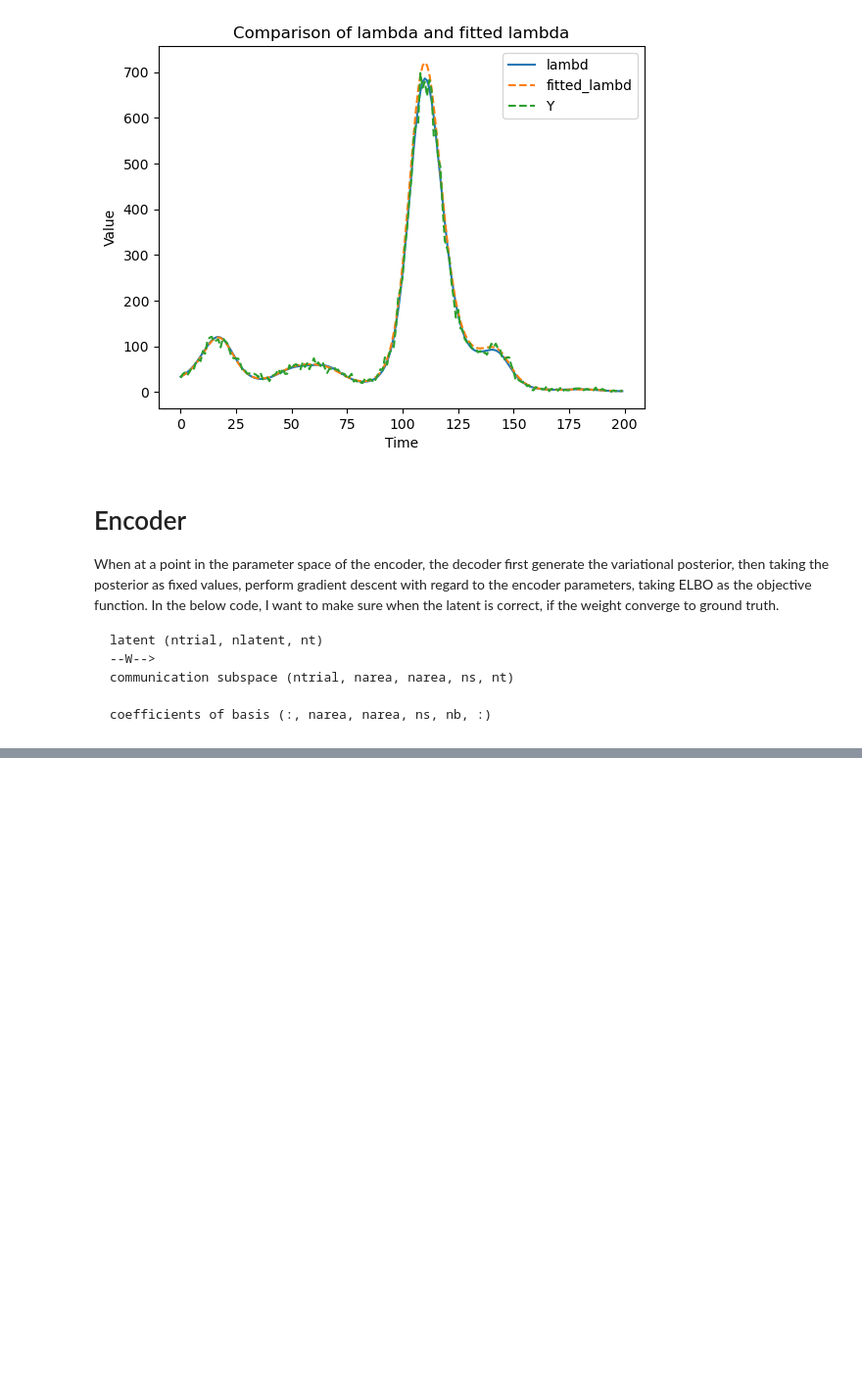
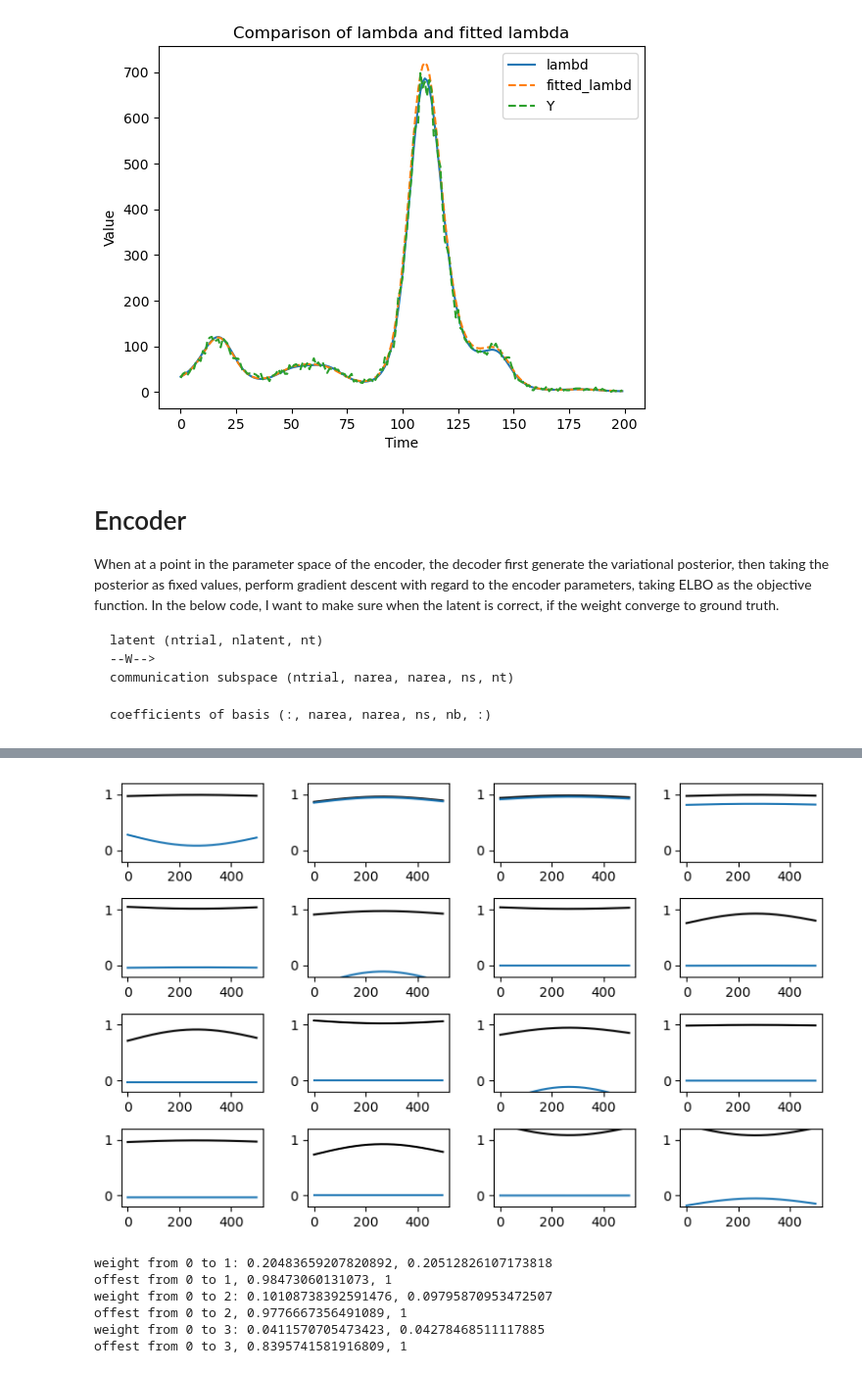
Before and after one commit to Qi-Xin/FC-GPFA, a Jupyter notebook: Decoder&Encoder.ipynb, the cells around one changed output, grey strips where cells are left out. Shown at 98% size. Saved outputs shown, nothing was run; the diff lists cells and outputs as text; code cells hidden in the pictures; blank space fills up the shorter version.

```diff
--- a/Decoder&Encoder.ipynb
+++ b/Decoder&Encoder.ipynb
@@ -332,0 +614,26 @@ tensor([0.0000, 0.0000, 0.0000, 0.6000, 0.4000, 0.2000, 0.0000])
+# %%
+import matplotlib.pyplot as plt
+
+trial = 0
+fig, axs = plt.subplots(4, 4, figsize=(8, 5))
+for i in range(4):
+    for j in range(4):
+        axs[i, j].plot(time_varying_coef[i, j, trial, npadding:].T, 'k')
+        axs[i, j].plot(model.time_varying_coef[i, j, trial, :].detach().numpy())
+        axs[i, j].set_ylim([-0.2, 1.2])
+
+plt.tight_layout()
+plt.show()
+# %% [output]
+[figure, added]
+# %%
+for iarea in range(1, narea):
+    print(f"weight from 0 to {iarea}: {model.latents_readout[0,iarea,0].item()}, {project_w[0,iarea,0]}")
+    print(f"offest from 0 to {iarea}, {model.time_varying_coef_offset[0,iarea,0].item()}, {1}")
+# %% [output]
+weight from 0 to 1: 0.20483659207820892, 0.20512826107173818
+offest from 0 to 1, 0.98473060131073, 1
+weight from 0 to 2: 0.10108738392591476, 0.09795870953472507
+offest from 0 to 2, 0.9776667356491089, 1
+weight from 0 to 3: 0.0411570705473423, 0.04278468511117885
+offest from 0 to 3, 0.8395741581916809, 1
```
Also changed, not shown: parts of 27 cells of this notebook.
